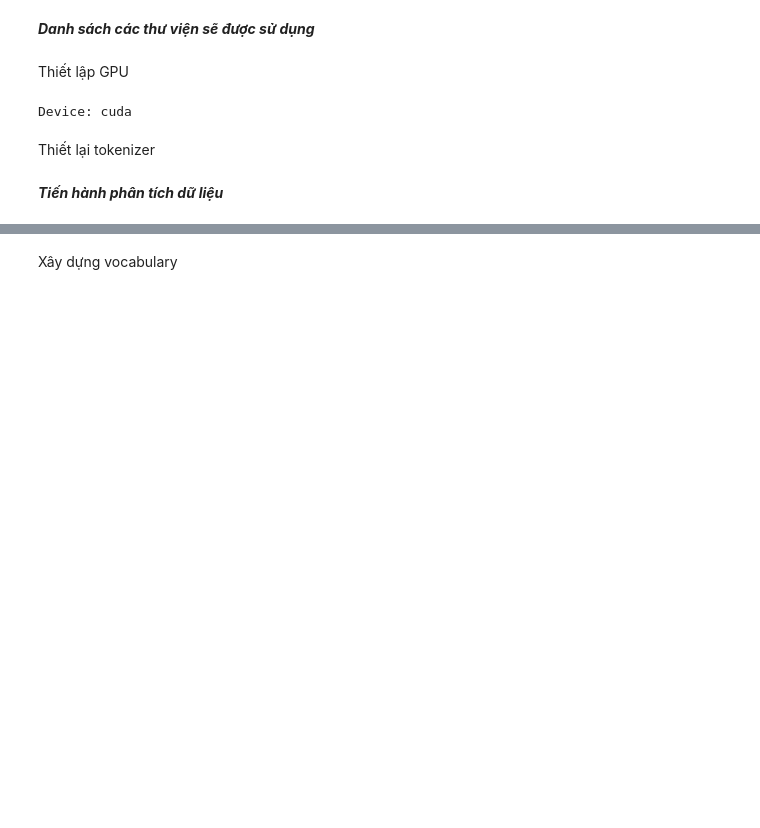
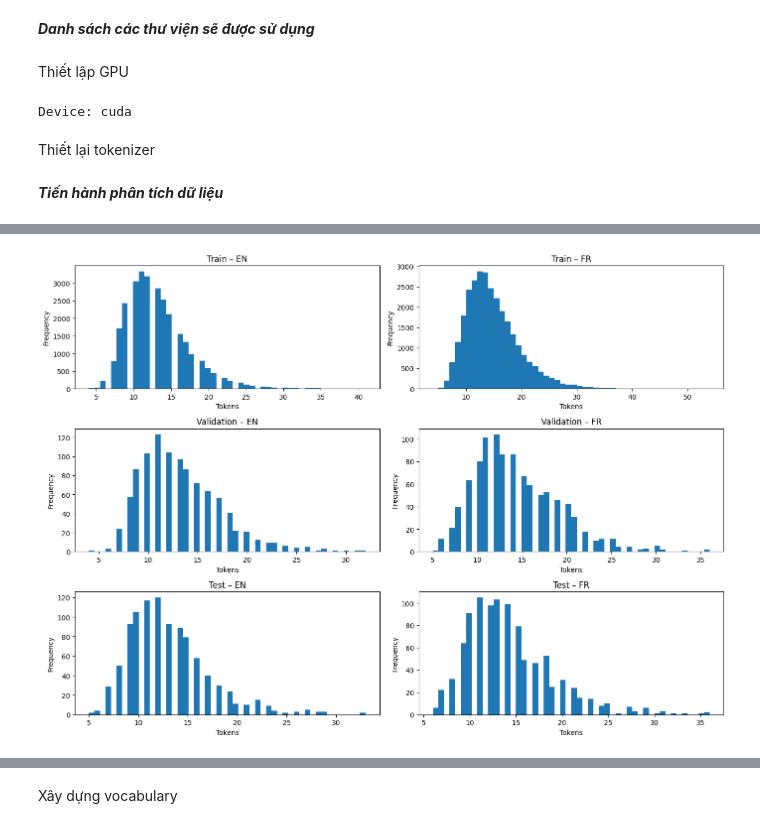
Before and after one commit to anthonysimonIsCoding/lstm-en-fr, a Jupyter notebook: lstm-en-fr.ipynb, the cells around one changed output, grey strips where cells are left out. Drawn from its saved outputs; the diff is of its cells as text; code cells hidden in the pictures; blank space fills up the shorter version.

```diff
--- a/lstm-en-fr.ipynb
+++ b/lstm-en-fr.ipynb
@@ -140,5 +150,8 @@ def get_lengths(sentences, tokenizer):
 train_len_en = get_lengths(train_en_lines, tokenize_en)
 train_len_fr = get_lengths(train_fr_lines, tokenize_fr)
 
-print(train_len_en)
-print(train_len_fr)
+val_len_en = get_lengths(val_en_lines, tokenize_en)
+val_len_fr = get_lengths(val_fr_lines, tokenize_fr)
+
+test_len_en = get_lengths(test_en_lines, tokenize_en)
+test_len_fr = get_lengths(test_fr_lines, tokenize_fr)
@@ -196,0 +194,48 @@ plt.show()
+# %%
+import matplotlib.pyplot as plt
+
+plt.figure(figsize=(14, 10))
+
+# ===== TRAIN =====
+plt.subplot(3, 2, 1)
+plt.hist(train_len_en, bins=50)
+plt.title("Train – EN")
+plt.xlabel("Tokens")
+plt.ylabel("Frequency")
+
+plt.subplot(3, 2, 2)
+plt.hist(train_len_fr, bins=50)
+plt.title("Train – FR")
+plt.xlabel("Tokens")
+plt.ylabel("Frequency")
+
+# ===== VALIDATION =====
+plt.subplot(3, 2, 3)
+plt.hist(val_len_en, bins=50)
+plt.title("Validation – EN")
+plt.xlabel("Tokens")
+plt.ylabel("Frequency")
+
+plt.subplot(3, 2, 4)
+plt.hist(val_len_fr, bins=50)
+plt.title("Validation – FR")
+plt.xlabel("Tokens")
+plt.ylabel("Frequency")
+
+# ===== TEST =====
+plt.subplot(3, 2, 5)
+plt.hist(test_len_en, bins=50)
+plt.title("Test – EN")
+plt.xlabel("Tokens")
+plt.ylabel("Frequency")
+
+plt.subplot(3, 2, 6)
+plt.hist(test_len_fr, bins=50)
+plt.title("Test – FR")
+plt.xlabel("Tokens")
+plt.ylabel("Frequency")
+
+plt.tight_layout()
+plt.show()
+# %% [output]
+[figure, added]
```
Also changed, not shown: parts of 28 cells of this notebook.
